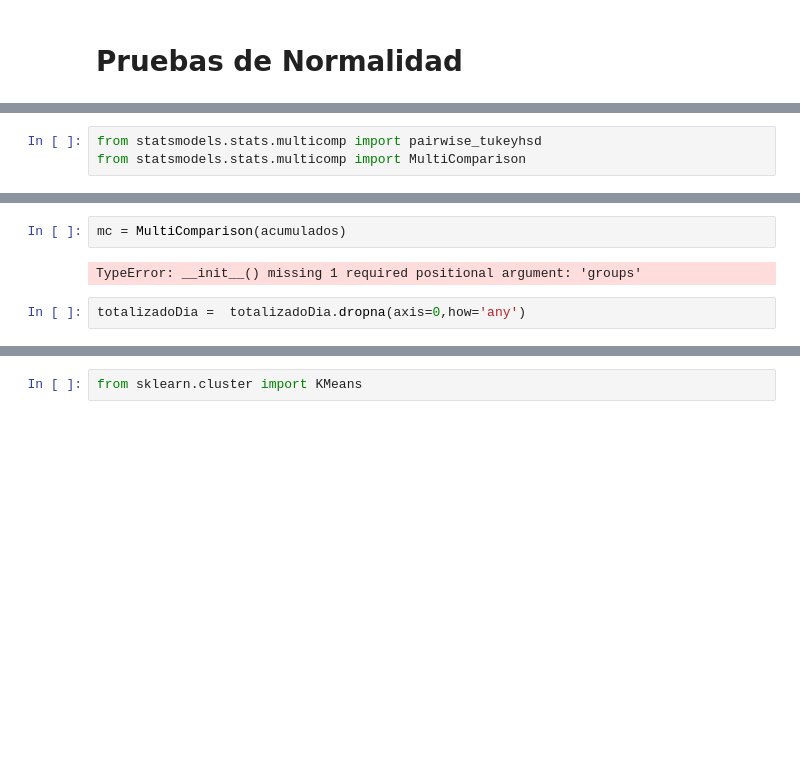
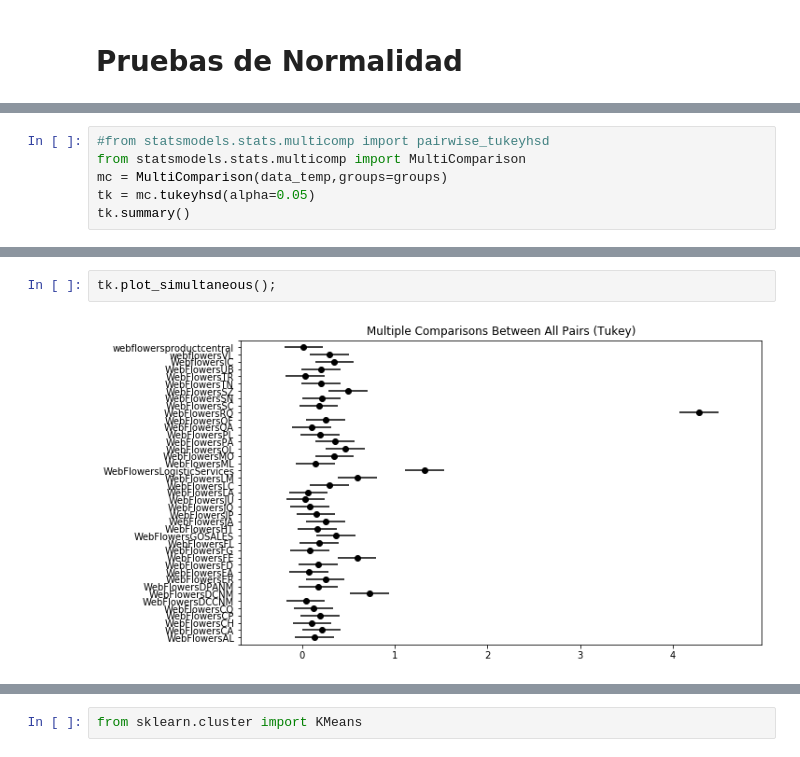
Before and after one commit to JuanLombana/MachineLearning, a Jupyter notebook: CloudLocation/Acumulados.ipynb, the cells around one changed output, grey strips where cells are left out. Cells and saved outputs as stored; diff of their text form; blank space fills up the shorter version.

```diff
--- a/CloudLocation/Acumulados.ipynb
+++ b/CloudLocation/Acumulados.ipynb
@@ -113,3 +106,6 @@ for r in np.arange(0,11):
 # %%
-from statsmodels.stats.multicomp import pairwise_tukeyhsd
+#from statsmodels.stats.multicomp import pairwise_tukeyhsd
 from statsmodels.stats.multicomp import MultiComparison
+mc = MultiComparison(data_temp,groups=groups)
+tk = mc.tukeyhsd(alpha=0.05)
+tk.summary()
@@ -116,6 +130,4 @@ from statsmodels.stats.multicomp import MultiComparison
-# %%
-mc = MultiComparison(acumulados)
-# %% [output]
-TypeError: __init__() missing 1 required positional argument: 'groups'
-# %%
-totalizadoDia =  totalizadoDia.dropna(axis=0,how='any')
+# %%
+tk.plot_simultaneous();
+# %% [output]
+[figure, added]
```
Also changed, not shown: parts of 16 cells of this notebook.
